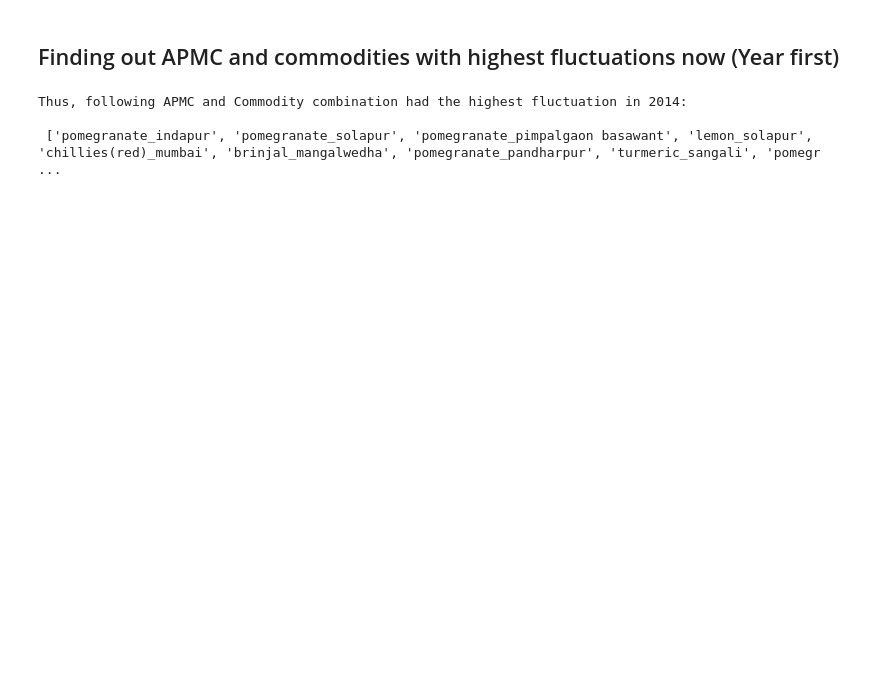
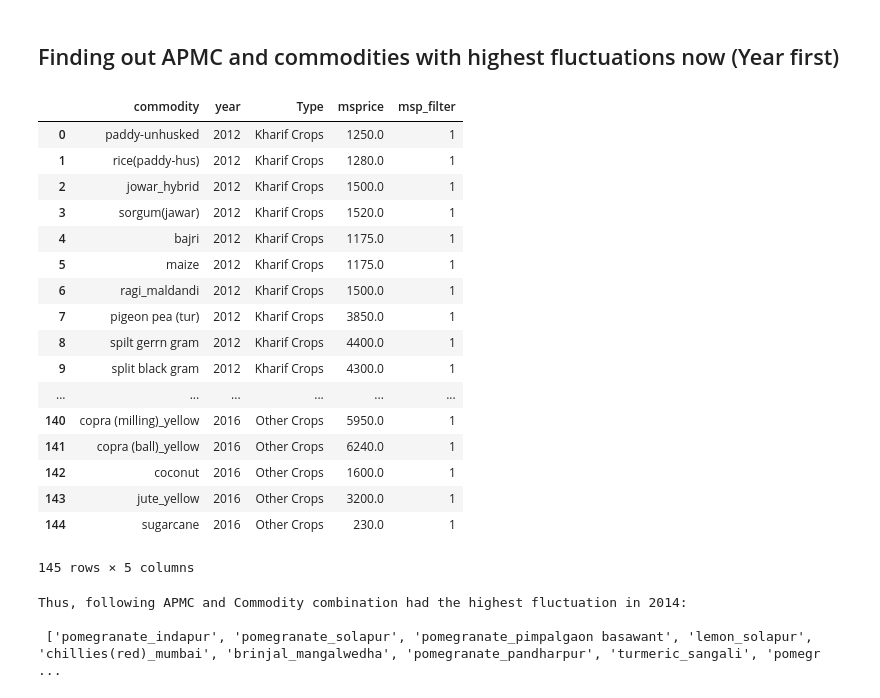
Before and after one commit to gautamchauhan21/Analysis-of-Agricultural-data, a Jupyter notebook: Highest fluctuations.ipynb, the cells around one changed output. Cells and saved outputs as stored; diff of their text form; code cells hidden in the pictures; blank space fills up the shorter version.

```diff
--- a/Highest fluctuations.ipynb
+++ b/Highest fluctuations.ipynb
@@ -18,6 +18,27 @@ offline.init_notebook_mode(connected=True)
 #Reading the data
 monthly_data = pd.read_csv("/Users/gautamchauhan21/social cops/Analysis-of-Agricultural-data/monthly_data_2.csv")
 mandi_data = pd.read_csv("/Users/gautamchauhan21/social cops/Analysis-of-Agricultural-data/mandi_data_1.csv")
+# %%
+mandi_data
+# %% [output]
+|  | commodity | year | Type | msprice | msp_filter |
+| 0 | paddy-unhusked | 2012 | Kharif Crops | 1250.0 | 1 |
+| 1 | rice(paddy-hus) | 2012 | Kharif Crops | 1280.0 | 1 |
+| 2 | jowar_hybrid | 2012 | Kharif Crops | 1500.0 | 1 |
+| 3 | sorgum(jawar) | 2012 | Kharif Crops | 1520.0 | 1 |
+| 4 | bajri | 2012 | Kharif Crops | 1175.0 | 1 |
+| 5 | maize | 2012 | Kharif Crops | 1175.0 | 1 |
+| 6 | ragi_maldandi | 2012 | Kharif Crops | 1500.0 | 1 |
+| 7 | pigeon pea (tur) | 2012 | Kharif Crops | 3850.0 | 1 |
+| 8 | spilt gerrn gram | 2012 | Kharif Crops | 4400.0 | 1 |
+| 9 | split black gram | 2012 | Kharif Crops | 4300.0 | 1 |
+| ... | ... | ... | ... | ... | ... |
+| 140 | copra (milling)_yellow | 2016 | Other Crops | 5950.0 | 1 |
+| 141 | copra (ball)_yellow | 2016 | Other Crops | 6240.0 | 1 |
+| 142 | coconut | 2016 | Other Crops | 1600.0 | 1 |
+| 143 | jute_yellow | 2016 | Other Crops | 3200.0 | 1 |
+| 144 | sugarcane | 2016 | Other Crops | 230.0 | 1 |
+145 rows × 5 columns
 # %%
 #Finding by year first
 monthly_data.reset_index(drop=True,inplace=True)
```
Also changed, not shown: parts of 4 cells of this notebook, 3 other files.
